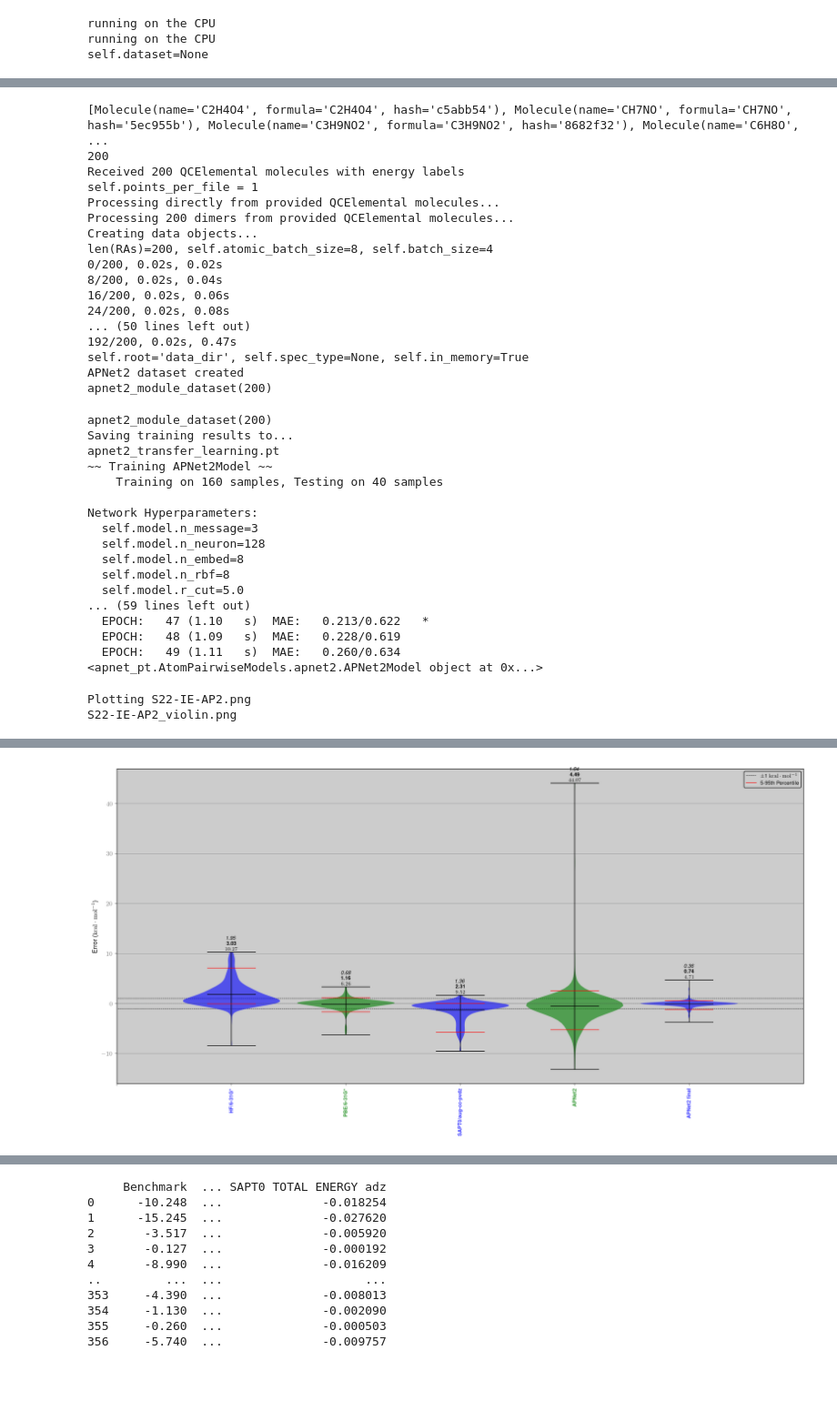
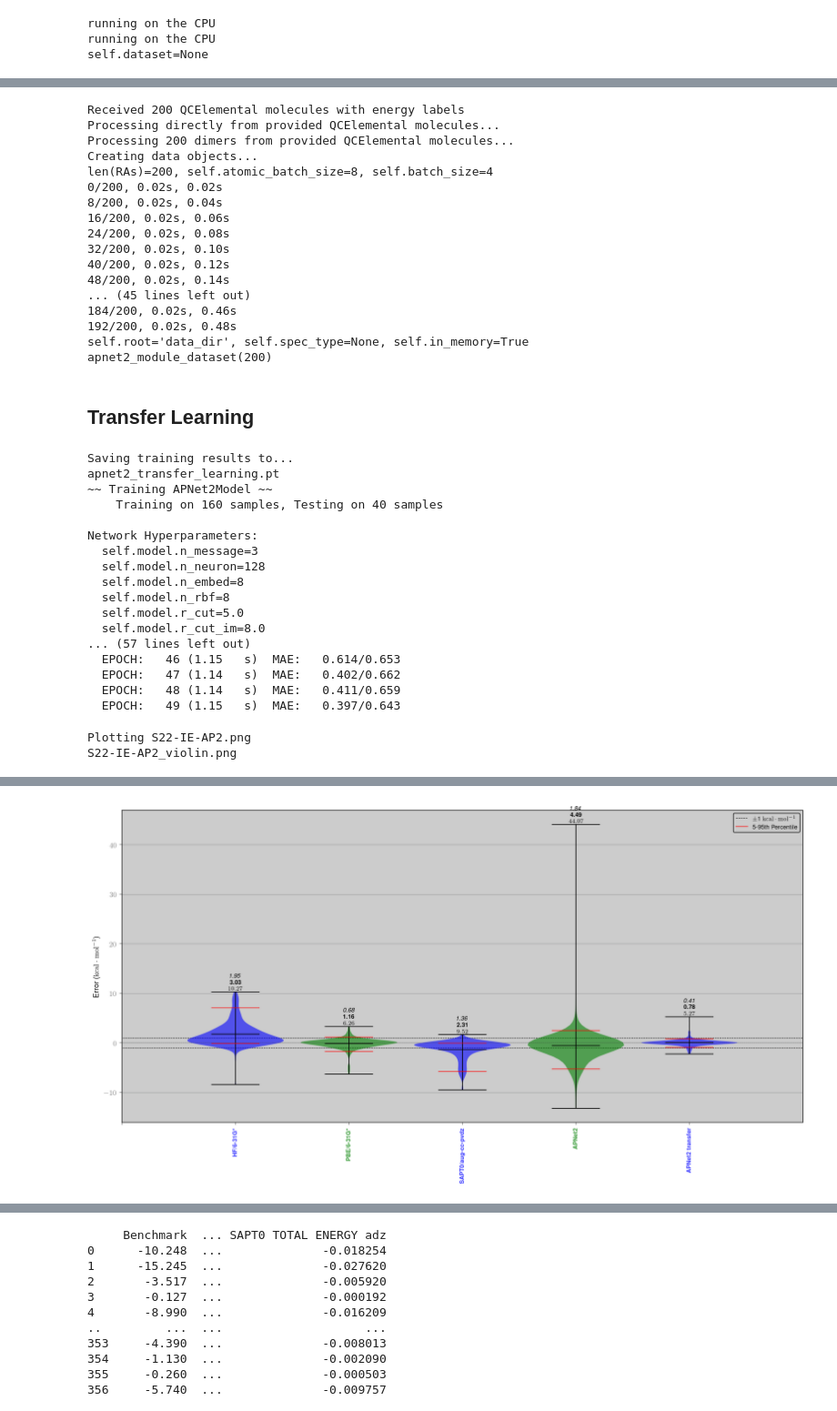
Before and after one commit to cyber-shuttle/psi4_interaction_energy_cybershuttle, a Jupyter notebook: demo.ipynb, the cells around one changed output, grey strips where cells are left out. Shown at 91% size. Saved outputs shown, nothing was run; the diff lists cells and outputs as text; code cells hidden in the pictures; blank space fills up the shorter version.

Commit message:
transfer learning and delta-ML models

```diff
--- a/demo.ipynb
+++ b/demo.ipynb
@@ -578,8 +608,9 @@ S22-IE_violin.png
 # %%
 import apnet_pt
 from apnet_pt.AtomPairwiseModels.apnet2 import APNet2Model
+from apnet_pt.AtomModels.ap2_atom_model import AtomModel
 
-atom_model = apnet_pt.AtomModels.ap2_atom_model.AtomModel().set_pretrained_model(model_id=0)
+atom_model = AtomModel().set_pretrained_model(model_id=0)
 ap2 = APNet2Model(atom_model=atom_model.model).set_pretrained_model(model_id=0)
 ap2.atom_model = atom_model.model
 apnet2_ies_predicted = ap2.predict_qcel_mols(
@@ -668,10 +678,7 @@ ds2 = pairwise_datasets.apnet2_module_dataset(
 )
 print(ds2)
 # %% [output]
-[Molecule(name='C2H4O4', formula='C2H4O4', hash='c5abb54'), Molecule(name='CH7NO', formula='CH7NO', hash='5ec955b'), Molecule(name='C3H9NO2', formula='C3H9NO2', hash='8682f32'), Molecule(name='C6H8O', ...
-200
 Received 200 QCElemental molecules with energy labels
-self.points_per_file = 1
 Processing directly from provided QCElemental molecules...
 Processing 200 dimers from provided QCElemental molecules...
 Creating data objects...
@@ -680,11 +687,16 @@ len(RAs)=200, self.atomic_batch_size=8, self.batch_size=4
 8/200, 0.02s, 0.04s
 16/200, 0.02s, 0.06s
 24/200, 0.02s, 0.08s
-... (50 lines left out)
-192/200, 0.02s, 0.47s
+32/200, 0.02s, 0.10s
+40/200, 0.02s, 0.12s
+48/200, 0.02s, 0.14s
+... (45 lines left out)
+184/200, 0.02s, 0.46s
+192/200, 0.02s, 0.48s
 self.root='data_dir', self.spec_type=None, self.in_memory=True
-APNet2 dataset created
 apnet2_module_dataset(200)
+# %% [markdown]
+## Transfer Learning
 # %%
 # Transfer Learning APNet2 model on computed QM data
 ap2.train(
@@ -696,7 +708,6 @@ ap2.train(
     split_percent=0.8,
 )
 # %% [output]
-apnet2_module_dataset(200)
 Saving training results to...
 apnet2_transfer_learning.pt
 ~~ Training APNet2Model ~~
@@ -708,34 +719,35 @@ Network Hyperparameters:
   self.model.n_embed=8
   self.model.n_rbf=8
   self.model.r_cut=5.0
-... (59 lines left out)
-  EPOCH:   47 (1.10   s)  MAE:   0.213/0.622   *
-  EPOCH:   48 (1.09   s)  MAE:   0.228/0.619
-  EPOCH:   49 (1.11   s)  MAE:   0.260/0.634
-<apnet_pt.AtomPairwiseModels.apnet2.APNet2Model object at 0x...>
+  self.model.r_cut_im=8.0
+... (57 lines left out)
+  EPOCH:   46 (1.15   s)  MAE:   0.614/0.653
+  EPOCH:   47 (1.14   s)  MAE:   0.402/0.662
+  EPOCH:   48 (1.14   s)  MAE:   0.411/0.659
+  EPOCH:   49 (1.15   s)  MAE:   0.397/0.643
 # %%
 # AP-Net2 IE
-apnet2_ies_predicted_final = ap2.predict_qcel_mols(
+apnet2_ies_predicted_transfer = ap2.predict_qcel_mols(
     mols=df_plot['qcel_molecule'].tolist(),
     batch_size=16,
 )
-df_plot['APNet2 final'] = np.sum(apnet2_ies_predicted_final, axis=1)
-df_plot['APNet2 final error'] = (df_plot['APNet2 final'] - df_plot['reference']).astype(float)
+df_plot['APNet2 transfer'] = np.sum(apnet2_ies_predicted_transfer, axis=1)
+df_plot['APNet2 transfer error'] = (df_plot['APNet2 transfer'] - df_plot['reference']).astype(float)
 
 error_statistics.violin_plot(
     df_plot,
     df_labels_and_columns={
         "HF/6-31G*": "HF/6-31G* error",
         "PBE/6-31G*": "PBE/6-31G* error",
         "SAPT0/aug-cc-pvdz": "SAPT0/aug-cc-pvdz error",
         "APNet2": "APNet2 error",
-        "APNet2 final": "APNet2 final error",
+        "APNet2 transfer": "APNet2 transfer error",
     },
     output_filename="S22-IE-AP2.png",
     figure_size=(6, 4),
 )
 # %% [output]
 Plotting S22-IE-AP2.png
 S22-IE-AP2_violin.png
 [figure]
-[figure, old version]
+[figure, new version]
```
Also changed, not shown: parts of 21 cells of this notebook, 4 other files.
